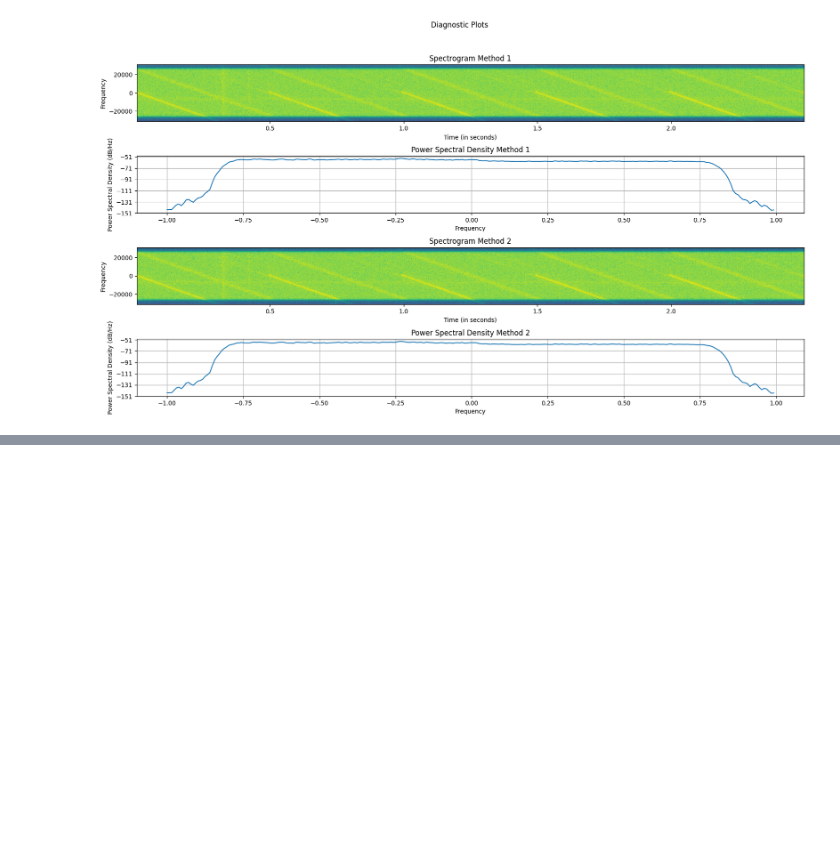
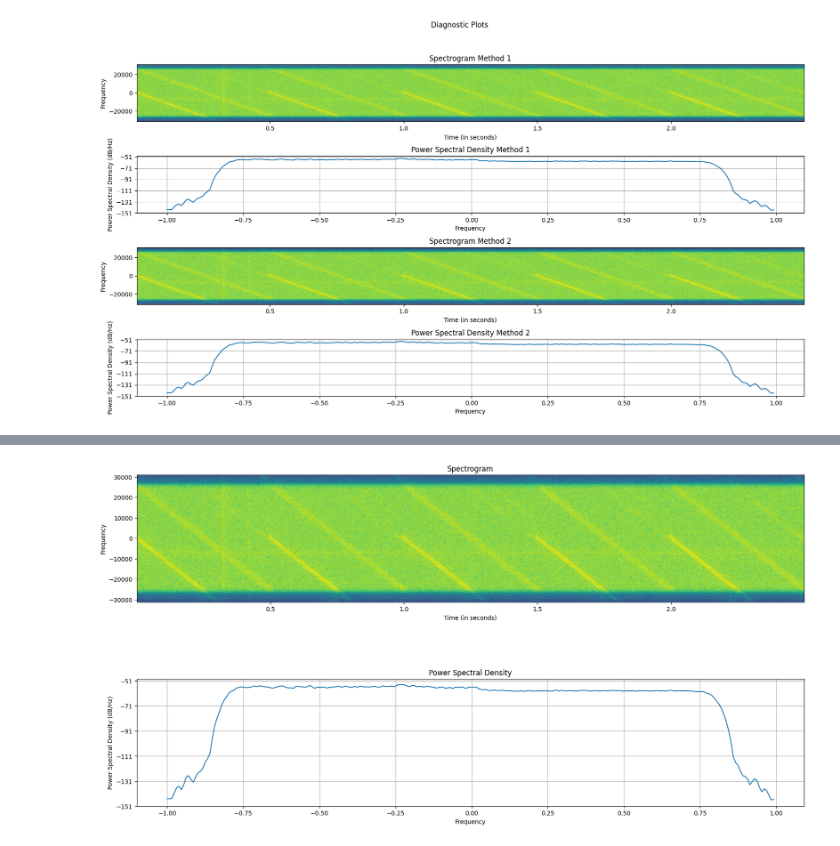
Before and after one commit to KaepplerLab/OnboardingTools, a Jupyter notebook: readingIQdata.ipynb, the cells around one changed output, grey strips where cells are left out. Saved outputs shown, nothing was run; the diff lists cells and outputs as text; code cells hidden in the pictures; blank space fills up the shorter version.

```diff
--- a/readingIQdata.ipynb
+++ b/readingIQdata.ipynb
@@ -72,0 +77,8 @@ plt.show()
+# %%
+import readiq as readiq
+
+data_thirdmethod = readiq.convertiq(filename)
+
+plotname = readiq.quickplotfromiq(filename,62500)
+# %% [output]
+[figure, added]
```
Also changed, not shown: parts of 2 cells of this notebook, 1 other file.
